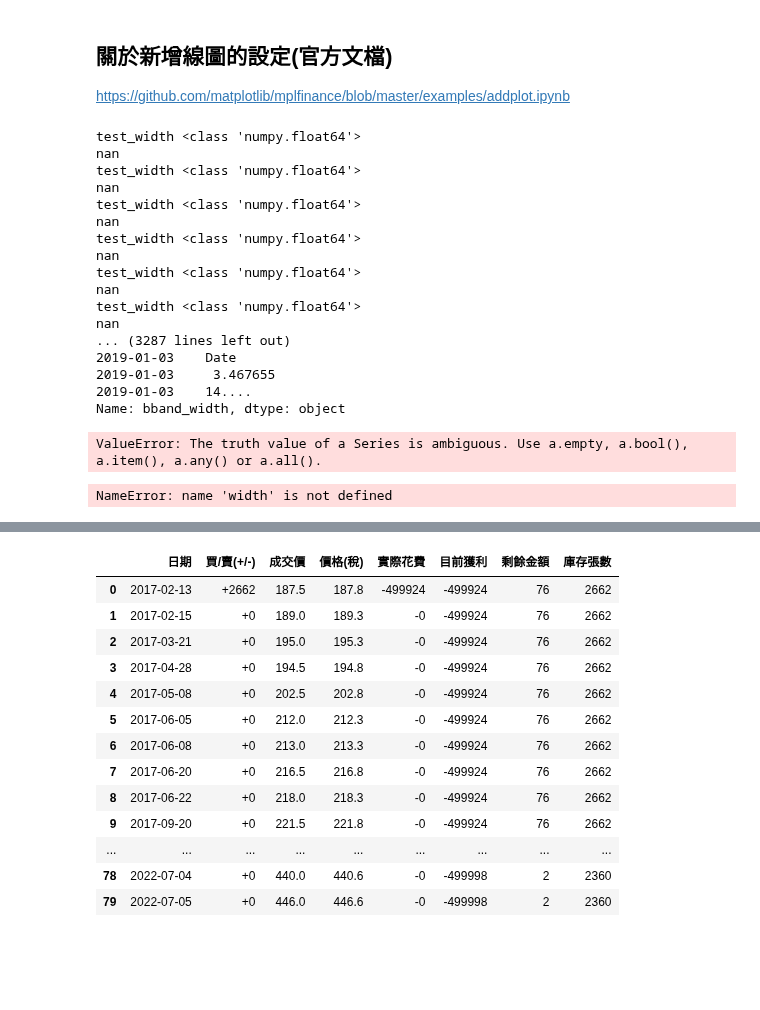
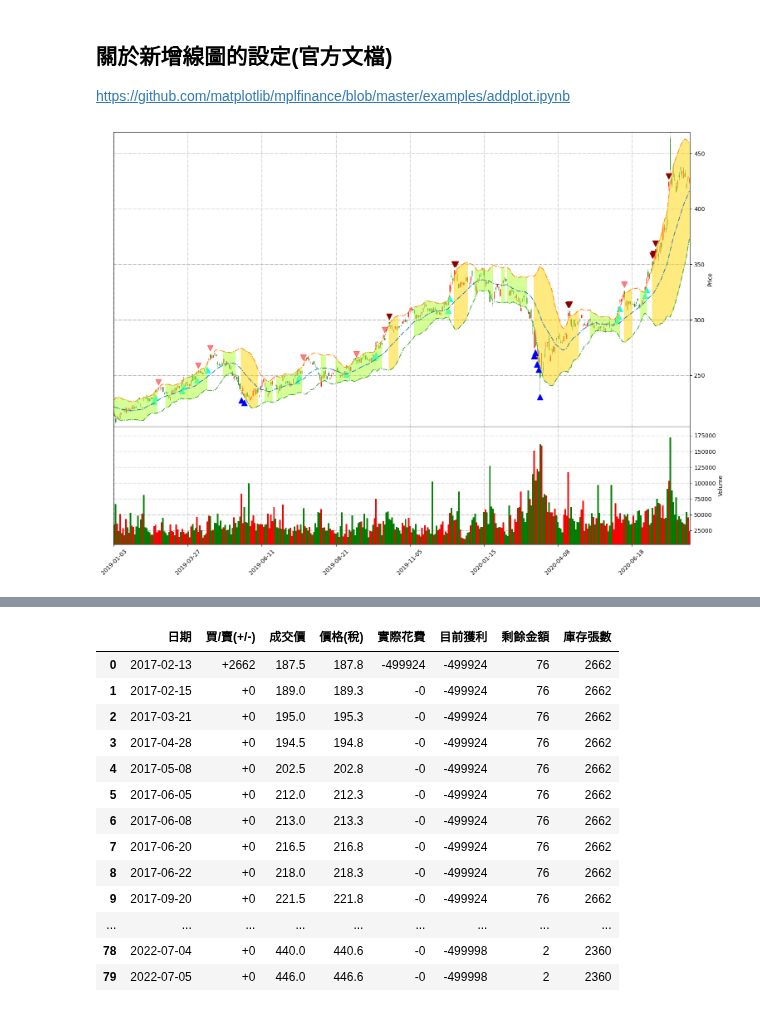
Before and after one commit to oscar50513/stock_project, a Jupyter notebook: BBands.ipynb, the cells around one changed output, grey strips where cells are left out. Saved outputs shown, nothing was run; the diff lists cells and outputs as text; code cells hidden in the pictures; blank space fills up the shorter version.

```diff
--- a/BBands.ipynb
+++ b/BBands.ipynb
@@ -254,0 +118,23 @@ df
+# %%
+def BBands(data, period=20, std_num=2):
+
+    # 計算布林通道 上軌、中線與下軌:
+    res = data.copy(deep=True)                                               # 複製 data資料
+    res['b_mid'] = data['Close'].rolling(period).mean()                      # 計算中線(20日均線)
+    std = data['Close'].rolling(period).std(ddof=0)                          # 計算用於上下軌的標準差
+    res['b_up'] = res['b_mid'] + std * std_num                               # 計算上軌
+    res['b_low'] = res['b_mid'] - std * std_num                              # 計算下軌
+
+    # 計算布林通道 上軌斜率、中線斜率、通道寬度:
+    b_slope = [np.nan]
+    ma_slope = [np.nan]
+    b_width = [np.nan]
+    t = res.index
+    for i in range(1, len(res)):
+        b_slope.append((res.loc[t[i], 'b_up']-res.loc[t[i-1], 'b_up'])/res.loc[t[i-1], 'b_up'] * 100)      # 計算布林通道上軌斜率
+        ma_slope.append((res.loc[t[i], 'b_mid']/res.loc[t[i-1], 'b_mid']-1) * 100)   # 計算中線斜率
+        b_width.append((res.loc[t[i], 'b_up']/res.loc[t[i], 'b_low']-1) * 100)       # 計算布林通道寬度
+    res['bband_slope'] = b_slope
+    res['bband_width'] = b_width
+    res['mid_slope'] = ma_slope
+    return res
@@ -480,16 +383,17 @@ def bbands_rule(_ticker, bb_period=20, bb_stdnum=2, use_detail=False):
 https://github.com/matplotlib/mplfinance/blob/master/examples/addplot.ipynb
 # %%
 # 設定讀取股票資料
+import mplfinance as mpf
 path = "C:/Users/Landis/Desktop/pystocks"
-s = '0056.csv'
+s = '2330.csv'
 SData = pd.read_csv(path+'/'+s,index_col='Date')
 SData.index = pd.DatetimeIndex(SData.index)
 # range
 day_num = '2019-01-03'                        # 設定顯示股價資訊起始日期
 day_end = '2020-08-15'                        # 設定顯示股價資訊結束日期
 
-detail = [['日期', '買/賣(+/-)', '成交價', '價格(稅)', '實際花費', '目前獲利', '剩餘金額', '報酬率%', '庫存']]
-bbands_data = bbands_rule(SData)              # 將股價資訊經過BBands函式計算
+detail = [['日期', '買/賣(+/-)', '成交價', '價格(稅)', '實際花費', '目前獲利', '剩餘金額', '庫存']]
+bbands_data = bbands_rule(SData,use_detail=True)              # 將股價資訊經過BBands函式計算
 
 # 設置k線圖顏色
 my_color = mpf.make_marketcolors(up='red',      # 上漲顏色
@@ -502,6 +406,9 @@ my_style = mpf.make_mpf_style(gridaxis='both',          # 設置網格
                               gridstyle='-.',           # 設定網格花樣
                               y_on_right=True,          # y 座標放右邊
                               marketcolors=my_color)    # 設定k線圖顏色
+kwargs = dict(type = 'candle',
+              figscale = 2, # 設定圖型大小
+              style = my_style)
 
 # 繪製買賣點圖
 bband_line = bbands_data[['b_mid','b_up','b_low']][day_num:day_end]
@@ -510,52 +417,31 @@ addplots = [
 ]
 if not bbands_data['buy_point'][day_num:day_end].isnull().all():
     addplots+=[mpf.make_addplot(bbands_data['buy_point'][day_num:day_end], color = 'blue', alpha=1, type='scatter', marker='^', markersize=100)]
 if not bbands_data['buy2_point'][day_num:day_end].isnull().all():
     addplots+=[mpf.make_addplot(bbands_data['buy2_point'][day_num:day_end], color = 'cyan', alpha=1, type='scatter', marker='^', markersize=100)]
 if not bbands_data['sell_point'][day_num:day_end].isnull().all():
     addplots+=[mpf.make_addplot(bbands_data['sell_point'][day_num:day_end], color = 'darkred', alpha=1, type='scatter', marker='v', markersize=100)]
 if not bbands_data['sell2_point'][day_num:day_end].isnull().all():
     addplots+=[mpf.make_addplot(bbands_data['sell2_point'][day_num:day_end], color = 'red', alpha=0.5, type='scatter', marker='v', markersize=100)]
 
 
 # #繪製布林通道
 width_15 = dict(y1 = bbands_data['w_15'][day_num:day_end].values,y2 = bbands_data['b_up'][day_num:day_end].values,panel=0,alpha=0.5,color='gold')
 width_10 = dict(y1 = bbands_data['w_10'][day_num:day_end].values,y2 = bbands_data['b_up'][day_num:day_end].values,panel=0,alpha=0.5,color='greenyellow')
 
 _panel = 2
 mpf.plot(SData.loc[day_num:day_end,:],
          #mav = [10, 60],
          **kwargs,
          num_panels=_panel,           # 設定總層數
          main_panel=0,                # 設定 K 線圖層數
          volume=True,                 # 設定是否繪製成交量
          volume_panel=_panel - 1,     # 設定成交量層數
          show_nontrading=False,       # 忽略非交易日
          tight_layout=True,          # 設定是否緊密布局
          datetime_format='%Y-%m-%d',
          addplot = addplots,
          fill_between=[width_15,width_10]
         )
 # %% [output]
-test_width <class 'numpy.float64'>
-nan
-test_width <class 'numpy.float64'>
-nan
-test_width <class 'numpy.float64'>
-nan
-test_width <class 'numpy.float64'>
-nan
-test_width <class 'numpy.float64'>
-nan
-test_width <class 'numpy.float64'>
-nan
-... (3287 lines left out)
-2019-01-03    Date
-2019-01-03     3.467655
-2019-01-03    14....
-Name: bband_width, dtype: object
-ValueError: The truth value of a Series is ambiguous. Use a.empty, a.bool(), a.item(), a.any() or a.all().
+[figure, added]
-# %%
-print(width)
-# %% [output]
-NameError: name 'width' is not defined
```
Also changed, not shown: parts of 33 cells of this notebook, 7 other files.
